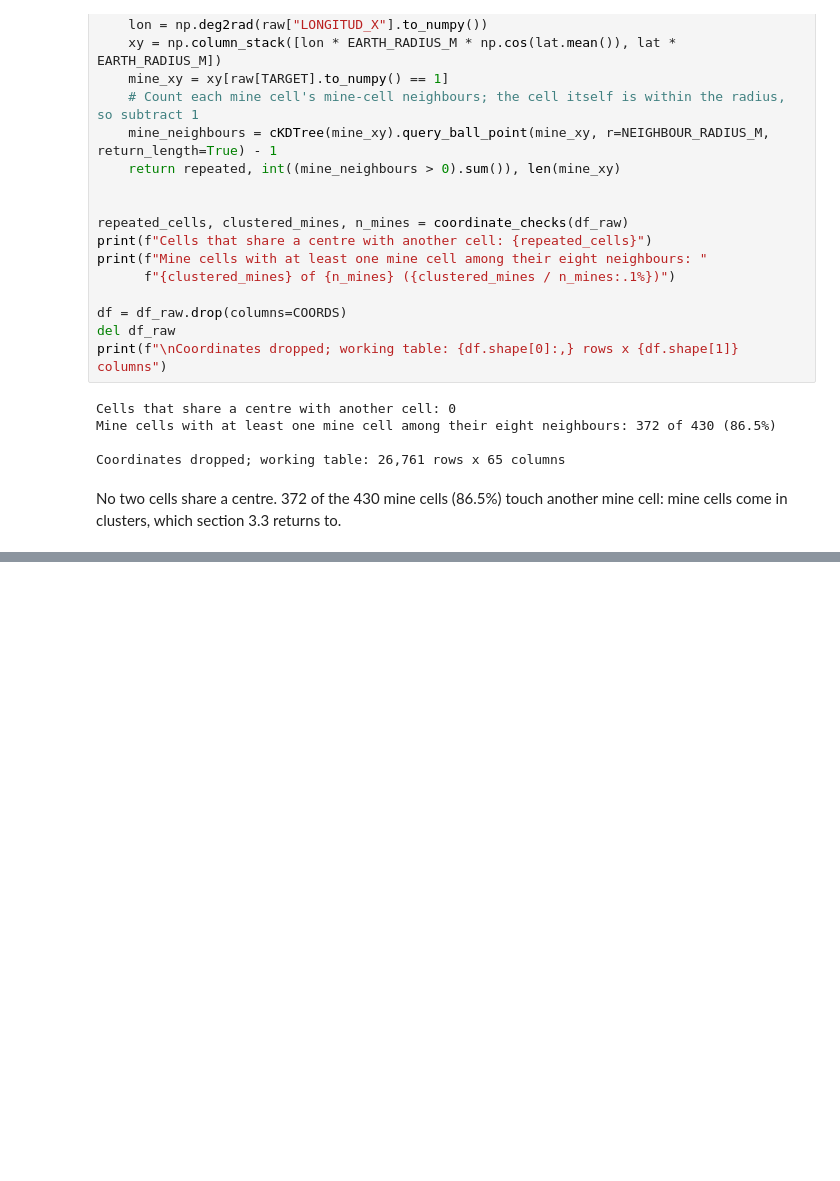
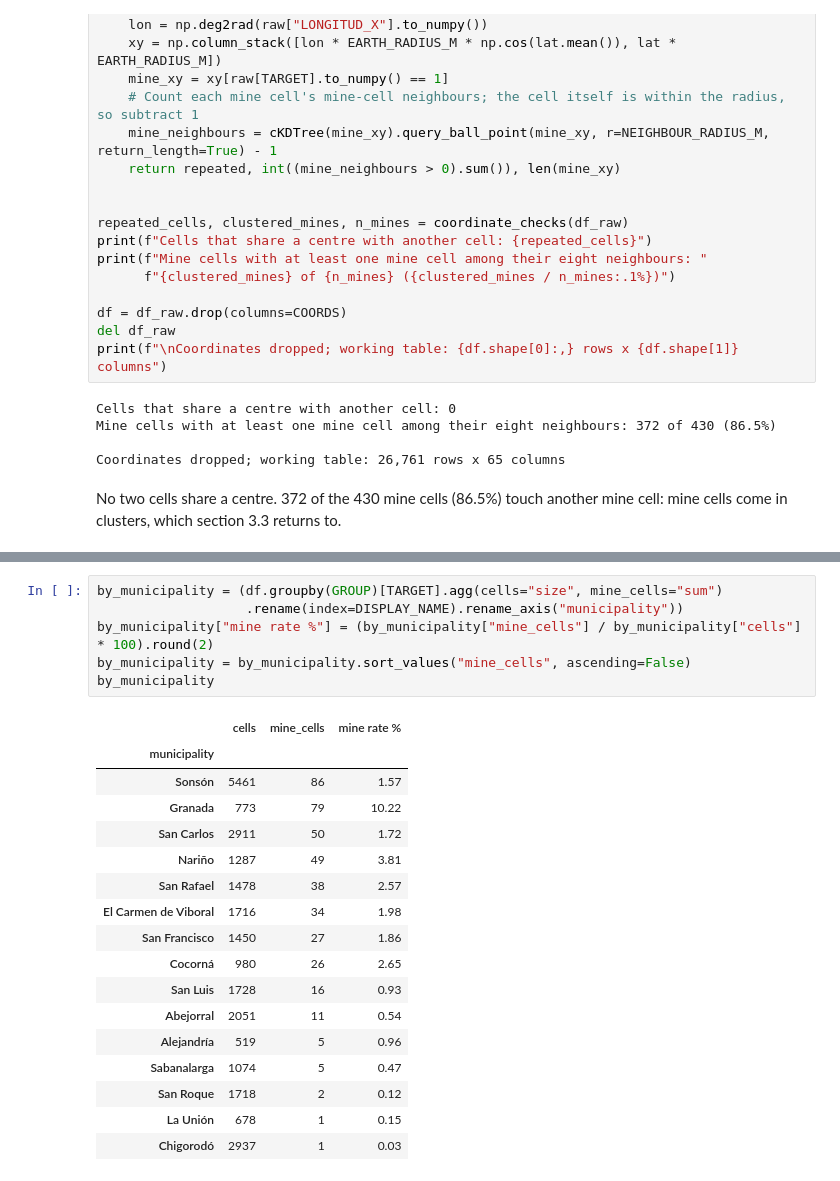
Before and after one commit to travisrcarlson/applied-machine-learning-project, a Jupyter notebook: modeling.ipynb, the cells around one changed output, grey strips where cells are left out. Drawn from its saved outputs; the diff is of its cells as text; blank space fills up the shorter version.

```diff
--- a/modeling.ipynb
+++ b/modeling.ipynb
@@ -341,0 +348,24 @@ No two cells share a centre. 372 of the 430 mine cells (86.5%) touch another min
+# %%
+by_municipality = (df.groupby(GROUP)[TARGET].agg(cells="size", mine_cells="sum")
+                   .rename(index=DISPLAY_NAME).rename_axis("municipality"))
+by_municipality["mine rate %"] = (by_municipality["mine_cells"] / by_municipality["cells"] * 100).round(2)
+by_municipality = by_municipality.sort_values("mine_cells", ascending=False)
+by_municipality
+# %% [output]
+|  | cells | mine_cells | mine rate % |
+| municipality |  |  |  |
+| Sonsón | 5461 | 86 | 1.57 |
+| Granada | 773 | 79 | 10.22 |
+| San Carlos | 2911 | 50 | 1.72 |
+| Nariño | 1287 | 49 | 3.81 |
+| San Rafael | 1478 | 38 | 2.57 |
+| El Carmen de Viboral | 1716 | 34 | 1.98 |
+| San Francisco | 1450 | 27 | 1.86 |
+| Cocorná | 980 | 26 | 2.65 |
+| San Luis | 1728 | 16 | 0.93 |
+| Abejorral | 2051 | 11 | 0.54 |
+| Alejandría | 519 | 5 | 0.96 |
+| Sabanalarga | 1074 | 5 | 0.47 |
+| San Roque | 1718 | 2 | 0.12 |
+| La Unión | 678 | 1 | 0.15 |
+| Chigorodó | 2937 | 1 | 0.03 |
```
Also changed, not shown: parts of 11 cells of this notebook, 2 other files.
